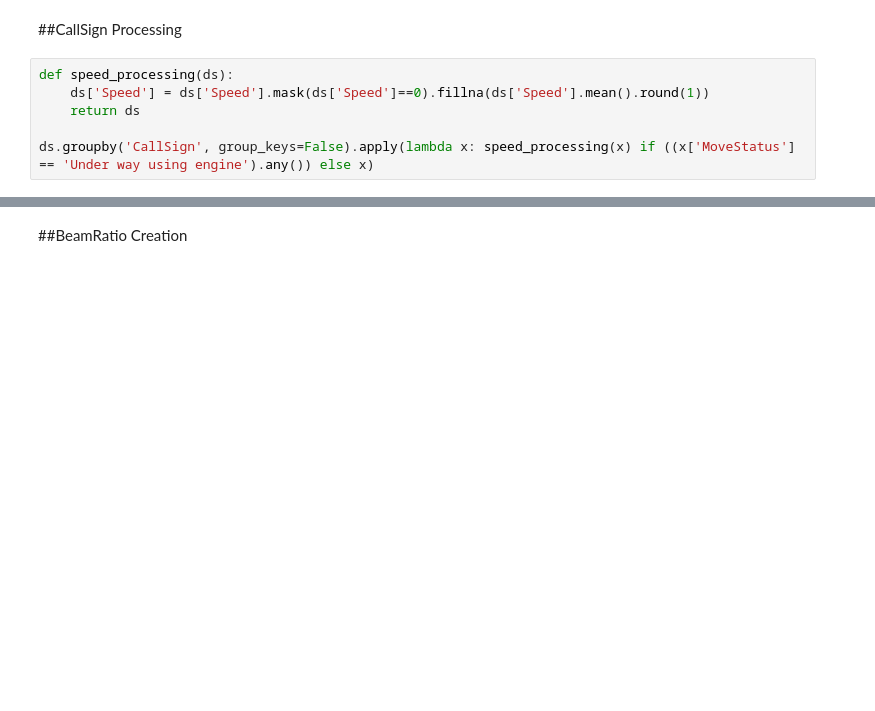
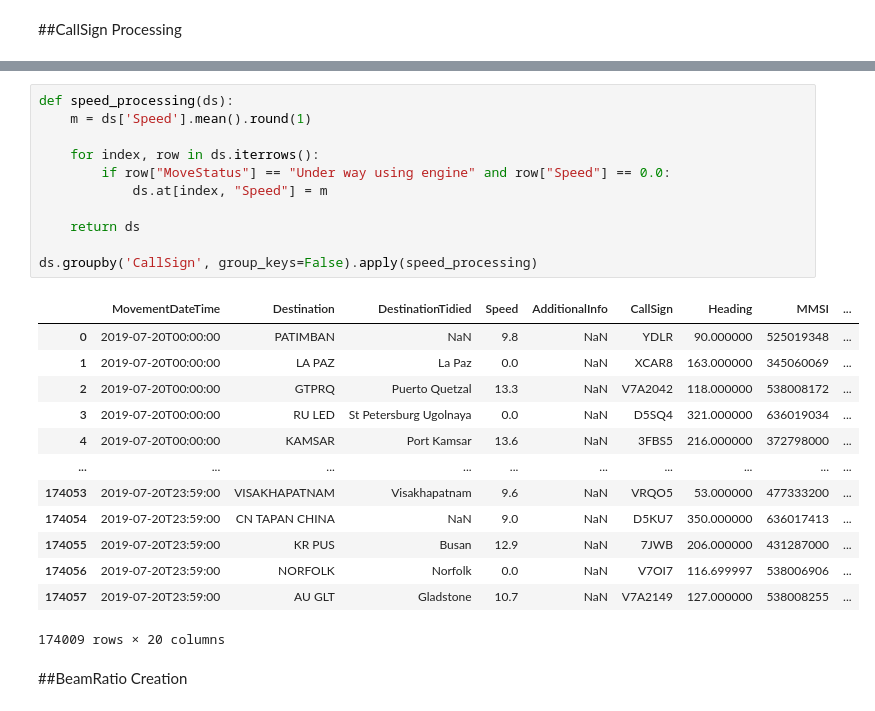
Before and after one commit to Narimanzk/RioTintoChallenge, a Jupyter notebook: Rio_Tinto_Challenge.ipynb, the cells around one changed output, grey strips where cells are left out. Cells and saved outputs as stored; diff of their text form; blank space fills up the shorter version.

```diff
--- a/Rio_Tinto_Challenge.ipynb
+++ b/Rio_Tinto_Challenge.ipynb
@@ -64,9 +64,3 @@ ds['MovementDateTime'] = pd.to_datetime(ds['MovementDateTime'])
 ds['MovementDateTime'] = ds['MovementDateTime'].dt.strftime('%Y-%m-%dT%H:%M:%S')
 # %% [markdown]
 ##CallSign Processing
-# %%
-def speed_processing(ds):
-    ds['Speed'] = ds['Speed'].mask(ds['Speed']==0).fillna(ds['Speed'].mean().round(1))
-    return ds
-
-ds.groupby('CallSign', group_keys=False).apply(lambda x: speed_processing(x) if ((x['MoveStatus'] == 'Under way using engine').any()) else x)
@@ -87,3 +83,28 @@ ds.groupby('CallSign', group_keys=False).apply(lambda x: speed_processing(x) if
+# %%
+def speed_processing(ds):
+    m = ds['Speed'].mean().round(1)
+
+    for index, row in ds.iterrows():
+        if row["MoveStatus"] == "Under way using engine" and row["Speed"] == 0.0:
+            ds.at[index, "Speed"] = m
+
+    return ds
+
+ds.groupby('CallSign', group_keys=False).apply(speed_processing)
+# %% [output]
+|  | MovementDateTime | Destination | DestinationTidied | Speed | AdditionalInfo | CallSign | Heading | MMSI | ... |
+| 0 | 2019-07-20T00:00:00 | PATIMBAN | NaN | 9.8 | NaN | YDLR | 90.000000 | 525019348 | ... |
+| 1 | 2019-07-20T00:00:00 | LA PAZ | La Paz | 0.0 | NaN | XCAR8 | 163.000000 | 345060069 | ... |
+| 2 | 2019-07-20T00:00:00 | GTPRQ | Puerto Quetzal | 13.3 | NaN | V7A2042 | 118.000000 | 538008172 | ... |
+| 3 | 2019-07-20T00:00:00 | RU LED | St Petersburg Ugolnaya | 0.0 | NaN | D5SQ4 | 321.000000 | 636019034 | ... |
+| 4 | 2019-07-20T00:00:00 | KAMSAR | Port Kamsar | 13.6 | NaN | 3FBS5 | 216.000000 | 372798000 | ... |
+| ... | ... | ... | ... | ... | ... | ... | ... | ... | ... |
+| 174053 | 2019-07-20T23:59:00 | VISAKHAPATNAM | Visakhapatnam | 9.6 | NaN | VRQO5 | 53.000000 | 477333200 | ... |
+| 174054 | 2019-07-20T23:59:00 | CN TAPAN CHINA | NaN | 9.0 | NaN | D5KU7 | 350.000000 | 636017413 | ... |
+| 174055 | 2019-07-20T23:59:00 | KR PUS | Busan | 12.9 | NaN | 7JWB | 206.000000 | 431287000 | ... |
+| 174056 | 2019-07-20T23:59:00 | NORFOLK | Norfolk | 0.0 | NaN | V7OI7 | 116.699997 | 538006906 | ... |
+| 174057 | 2019-07-20T23:59:00 | AU GLT | Gladstone | 10.7 | NaN | V7A2149 | 127.000000 | 538008255 | ... |
+174009 rows × 20 columns
 # %% [markdown]
 ##BeamRatio Creation
 # %%
```
Also changed, not shown: parts of 2 cells of this notebook.
